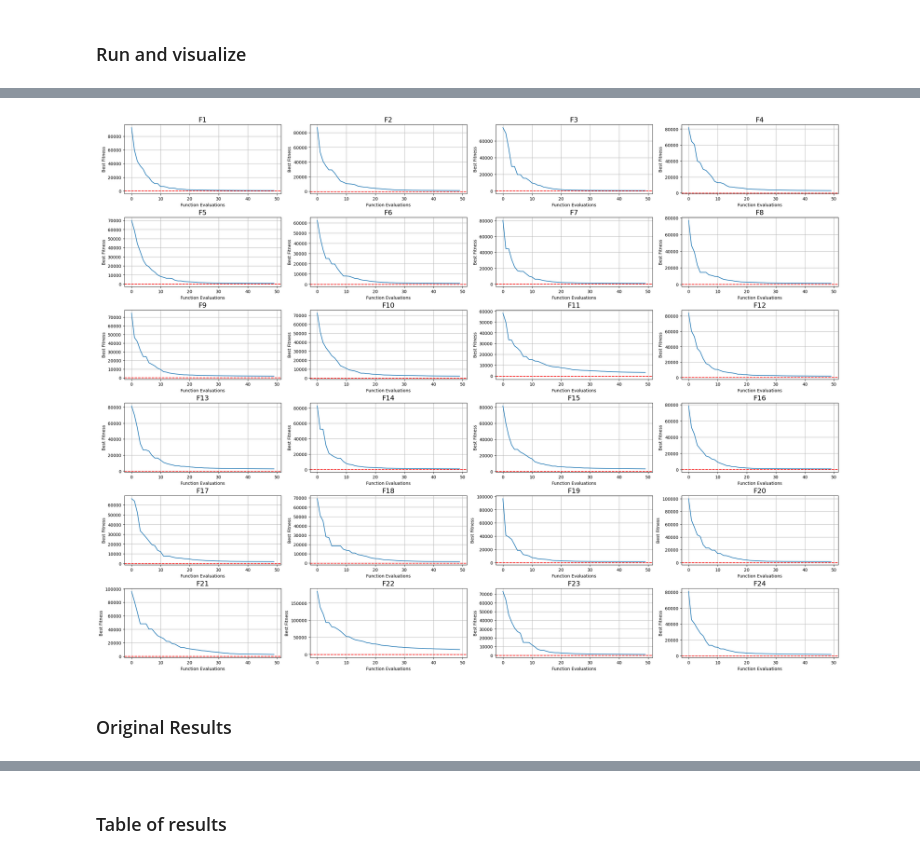
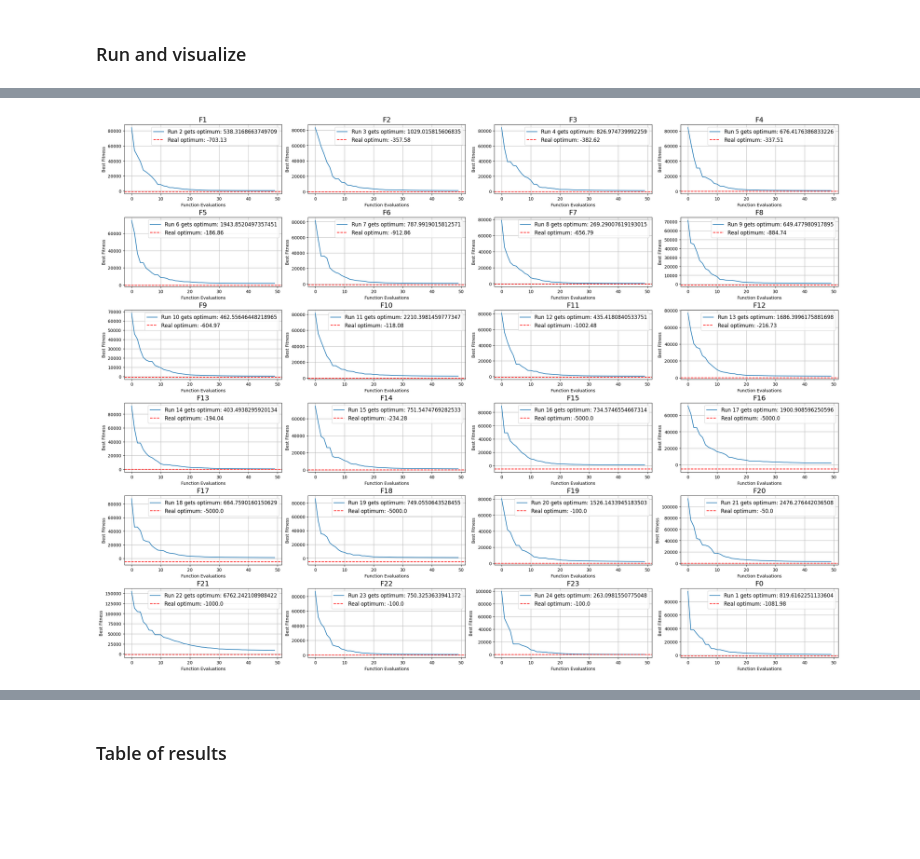
Before and after one commit to suboty/populationes, a Jupyter notebook: l_srtde/L-SRTDE.ipynb, the cells around one changed output, grey strips where cells are left out. Cells and saved outputs as stored; diff of their text form; code cells hidden in the pictures; blank space fills up the shorter version.

Commit message:
Update L-SRTDE algorithm implementation and add analytics for results

```diff
--- a/l_srtde/L-SRTDE.ipynb
+++ b/l_srtde/L-SRTDE.ipynb
@@ -726,15 +773,25 @@ population_size = 10
 # Результаты всех запусков
 res = np.zeros((max_n_funcs, total_n_runs, 1001))
 
+# Найденные оптимумы
+optimums = np.zeros(max_n_funcs)
+
+# Необходимые оптимумы
+fopts = np.zeros(max_n_funcs)
+
 # Запуск алгоритма и сбор результатов
-for func_num in range(1, max_n_funcs + 1):
+for func_num in range(0, max_n_funcs):
     try:
-        gnbg = GNBG(func_num)
+        gnbg = GNBG(func_num+1)
         fopt = gnbg.opt_value
+        fopts[func_num] = fopt
+
+        _optimums = np.zeros(total_n_runs)
 
         for run in range(total_n_runs):
             t0 = time.time()
-            print(f"Running algorithm on {gnbg}, run {run + 1}")
+            print(f"\nRunning algorithm on {gnbg}, run {run + 1}")
+            print(f'!!! Function best value: {fopt}')
             optz = Algorithm(gnbg.Fitness, False)
             optz._global_variables.global_best_init = False
             optz._global_variables.last_eval_step = 0
@@ -742,15 +799,16 @@ for func_num in range(1, max_n_funcs + 1):
             optz._global_variables.max_eval_func_calls = gnbg.max_evals
             optz._global_variables.results_array[
                 optz._consts.records_number_per_function - 1
-            ] = gnbg.max_evals / 100
-
+            ] = gnbg.max_evals
             optz.initialize(
                 new_n_inds=population_size * gnbg.dimension,
                 new_n_vars=gnbg.dimension,
             )
-            optz.main_cycle()
+            _, optimum = optz.main_cycle()
+            _optimums[run] = optimum
             res[func_num - 1, run] = optz._global_variables.results_array
             print(f'\tElapsed time: {round(time.time()-t0, 2)} sec')
+        optimums[func_num] = np.mean(_optimums)
     except Exception as e:
         print(f'\t### Error in function {func_num}: {e}')
         print(f'\t### Traceback: {traceback.format_exc()}')
@@ -775,31 +833,40 @@ Running algorithm on GNBG Function 24 (D=30), run 1
 # %%
 is_need_log = False
+is_need_saving = False
 
 fig = plt.figure(figsize=(24, 18), constrained_layout=True)
 gs = fig.add_gridspec(6, 4)
+# Количество отображаемых эпох
 limit = 50
 
 # Визуализация
-for func_num in range(1, max_n_funcs + 1):
+for func_num in range(max_n_funcs):
     row = (func_num - 1) // 4
     col = (func_num - 1) % 4
     ax = fig.add_subplot(gs[row, col])
+    optimum = optimums[func_num]
     for run in range(total_n_runs):
         if is_need_log:
-            ax.semilogy(res[func_num - 1, run, :limit], label=f"Run {run+1}")
+            ax.semilogy(res[func_num - 1, run, :limit], label=f"Run {func_num+1} gets optimum: {optimum}")
         else:
-            ax.plot(res[func_num - 1, run, :limit], label=f"Run {run+1}")
+            ax.plot(res[func_num - 1, run, :limit], label=f"Run {func_num+1} gets optimum: {optimum}")
+
     ax.set_title(f"F{func_num}", fontsize=16)
     ax.set_xlabel("Function Evaluations")
     ax.set_ylabel("Best Fitness")
 
-    ax.axhline(y=fopt, color='red', linestyle='--')
+    ax.axhline(
+        y=fopts[func_num],
+        color='red',
+        linestyle='--',
+        label=f'Real optimum: {round(fopts[func_num], 2)}'
+    )
 
     ax.grid(True)
+    ax.legend(fontsize='large')
 
-plt.savefig('python_l_strde_on_gnbg.png')
+if is_need_saving:
+    plt.savefig('python_l_strde_on_gnbg.png')
 plt.show()
 # %% [output]
-[figure, old version]
+[figure, new version]
-# %% [markdown]
-### Original Results
```
Also changed, not shown: parts of 7 cells of this notebook, 2 other files.
